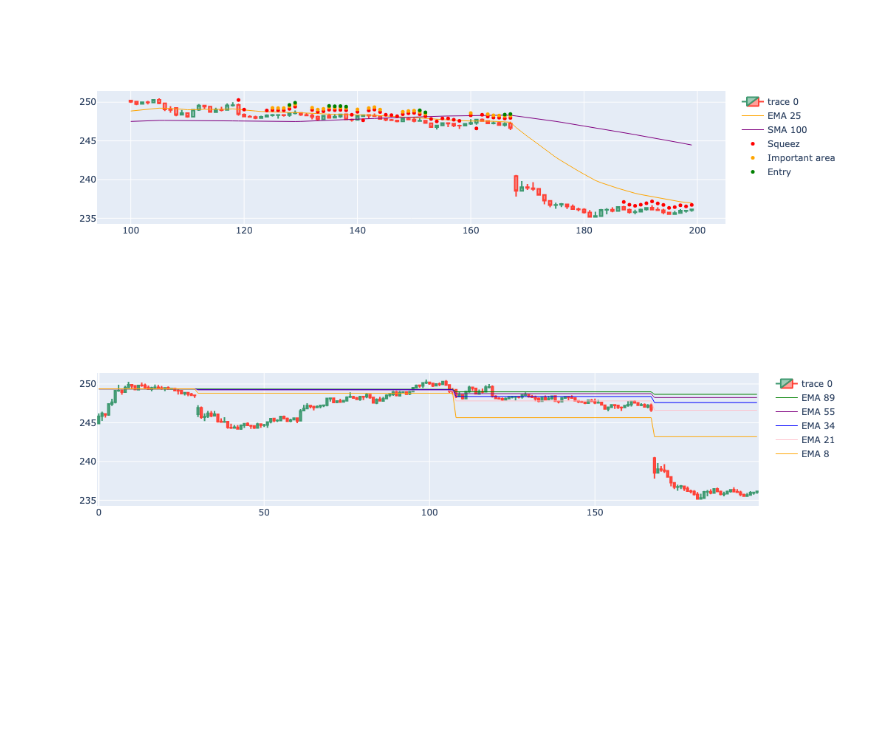
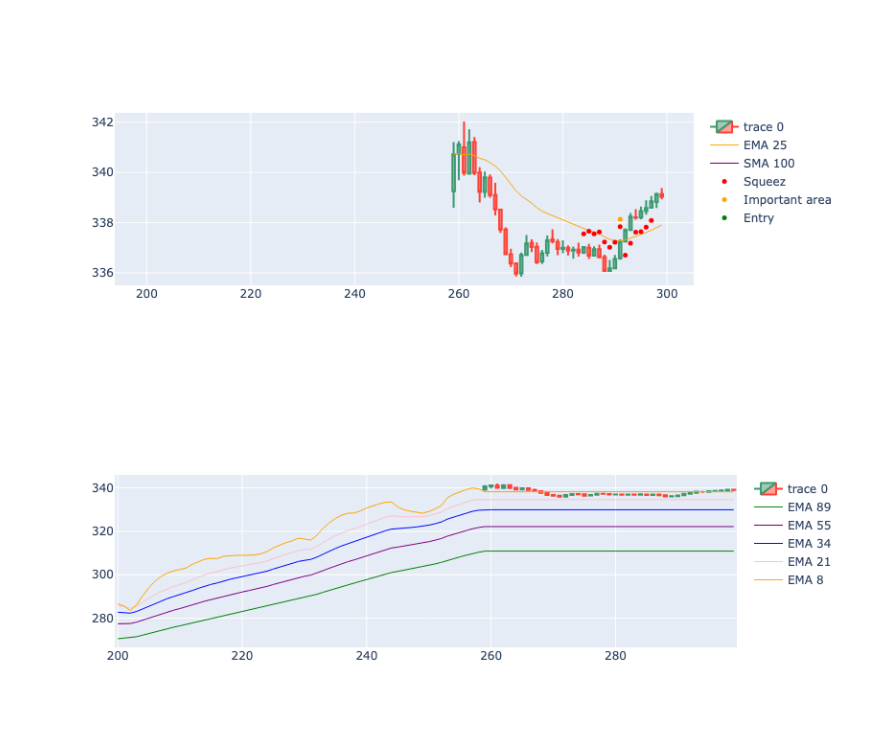
Before and after one commit to gastoncs/jupyter-docker, a Jupyter notebook: app/src/backtesting/squeez/squeez_pattern_v3.ipynb, the cells around one changed output. Drawn from its saved outputs; the diff is of its cells as text; code cells hidden in the pictures; blank space fills up the shorter version.

```diff
--- a/app/src/backtesting/squeez/squeez_pattern_v3.ipynb
+++ b/app/src/backtesting/squeez/squeez_pattern_v3.ipynb
@@ -230,42 +237,42 @@ df['posibleBreakArea'] = df.apply(lambda row: posibleBreakArea(row), axis=1)
 import plotly.io as pio
 import plotly.graph_objects as go
 
-dfpl = df[100:200]
+dfpl = df[200:300]
 
 fig = go.Figure(
     data=[
         go.Candlestick(
             x=dfpl.index,
             open=dfpl['open_5min'],
             high=dfpl['high_5min'],
             low=dfpl['low_5min'],
             close=dfpl['close_5min']),
         go.Scatter(
             x=dfpl.index,
             y=dfpl['ema25'],
             line=dict(color='orange', width=1),
             name="EMA 25"),
         go.Scatter(
             x=dfpl.index,
             y=dfpl['sma100'],
             line=dict(color='purple', width=1),
             name="SMA 100")
     ]
 )
 
 fig.add_scatter(x=dfpl.index, y=dfpl['squezzeArea'], mode="markers", marker=dict(size=5, color="red"), name="Squeez")
 fig.add_scatter(x=dfpl.index, y=dfpl['squeezeCloseToEmaArea'], mode="markers", marker=dict(size=5, color="orange"), name="Important area")
 fig.add_scatter(x=dfpl.index, y=dfpl['posibleBreakArea'], mode="markers", marker=dict(size=5, color="green"), name="Entry")
 
 fig.update_layout(xaxis_rangeslider_visible=False)
 fig.show()
 # %% [output]
-[figure, old version]
+[figure, new version]
 # %%
 import plotly.io as pio
 import plotly.graph_objects as go
 
-dfpl = df[100:200]
+dfpl = df[200:300]
 
 fig = go.Figure(
     data=[
@@ -306,4 +313,4 @@ fig = go.Figure(
 fig.update_layout(xaxis_rangeslider_visible=False)
 fig.show()
 # %% [output]
-[figure, old version]
+[figure, new version]
```
Also changed, not shown: parts of 1 cell of this notebook.
